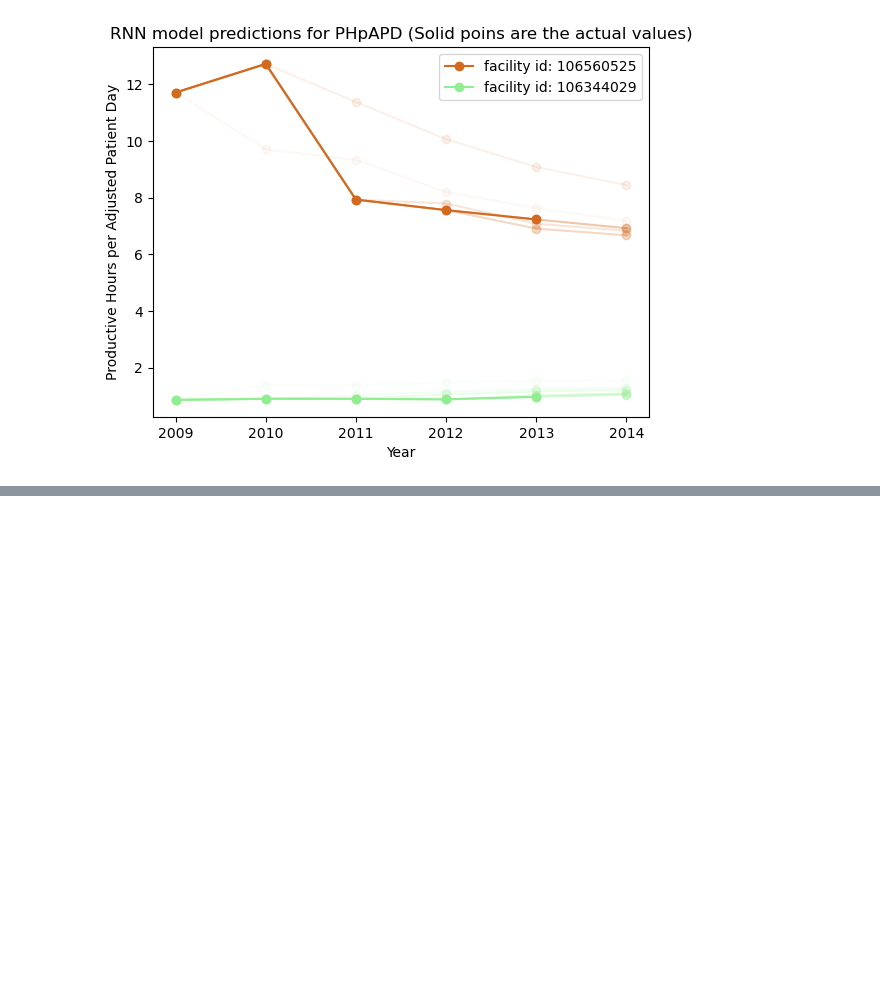
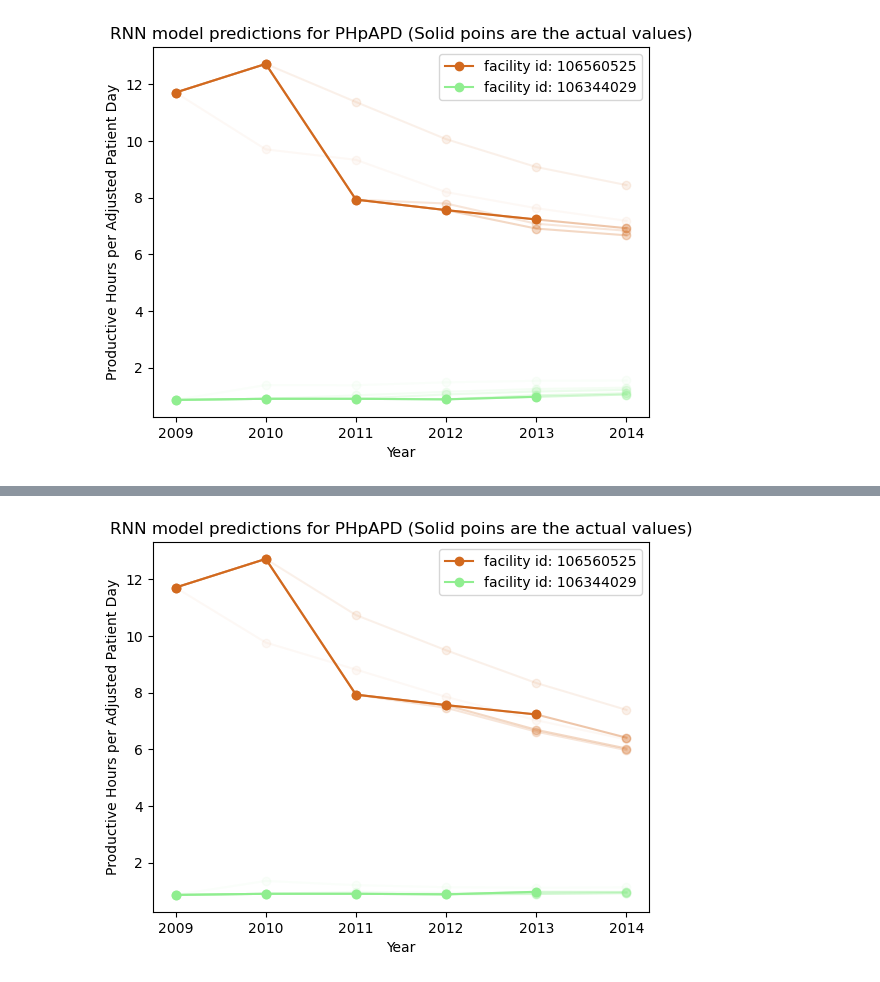
Before and after one commit to ndoroud/Hospital_Staffing, a Jupyter notebook: hospital_staffing.ipynb, the cells around one changed output, grey strips where cells are left out. Cells and saved outputs as stored; diff of their text form; code cells hidden in the pictures; blank space fills up the shorter version.

```diff
--- a/hospital_staffing.ipynb
+++ b/hospital_staffing.ipynb
@@ -1353,0 +1367,7 @@ rnn_model.evaluate(*rnn_ds['test'])
+# %%
+# Prepare dataset for RNN model with Hour Type feature included
+rnn_ds_ht = {}
+for key in data_ht.keys():
+    rnn_ds_ht[key] = tf.data.Dataset.from_tensor_slices(
+        ((data_ht[key][:,0].astype('int'), data_ht[key][:,1:-1]),
+         data_ht[key][:,2:,np.newaxis])).batch(batch_size)
@@ -1353,0 +1543,39 @@ rnn_model.evaluate(*rnn_ds['test'])
+# %%
+def rnn_model_ht_predict(seq, max_seq_len=6):
+    ht = seq[:, 0]
+    ts = seq[:, 1:]
+    while ts.shape[-1] < max_seq_len:
+        # Infer next element of the sequence
+        target = rnn_model_ht.predict(
+            [ht, ts[:,:, np.newaxis]], verbose=0).flatten()[np.newaxis,-1:]
+        # Add the inferred target to sequence
+        ts = np.concatenate([ts, target], axis=1)
+    return ts.flatten()
+# %%
+# Predictions
+num_samples = 2
+rand_state = 9
+complete_seqs_index = df[(df.PHpAPD == 0).sum(axis=1) == 0].index
+sample_seqs_ht = df[['ht','PHpAPD']].loc[complete_seqs_index].sample(
+    num_samples, random_state=rand_state).to_numpy()
+rnn_ht_predictions = []
+for i in range(num_samples):
+    rnn_ht_predictions.append(
+        [rnn_model_ht_predict(sample_seqs_ht[i:i+1,:j+2]) for j in range(5)])
+# %%
+#plot
+colors = cfns.random_colors(np.arange(num_samples), seed=2)
+for i in range(num_samples):
+    plt.plot(2009+np.arange(5), scale_factors['PHpAPD']*sample_seqs[i],
+             colors[i], marker='o', label=f'facility id: {sample_fids[i]}')
+    for j in range(5):
+        plt.plot(2009+np.arange(6), scale_factors['PHpAPD']*rnn_ht_predictions[i][j],
+                 colors[i], marker='o', alpha=(j+2)**2/96)
+
+plt.xlabel('Year')
+plt.ylabel('Productive Hours per Adjusted Patient Day')
+plt.title('RNN model predictions for PHpAPD (Solid poins are the actual values)')
+plt.legend()
+plt.show()
+# %% [output]
+[figure, added]
```
Also changed, not shown: parts of 19 cells of this notebook, 3 other files.
